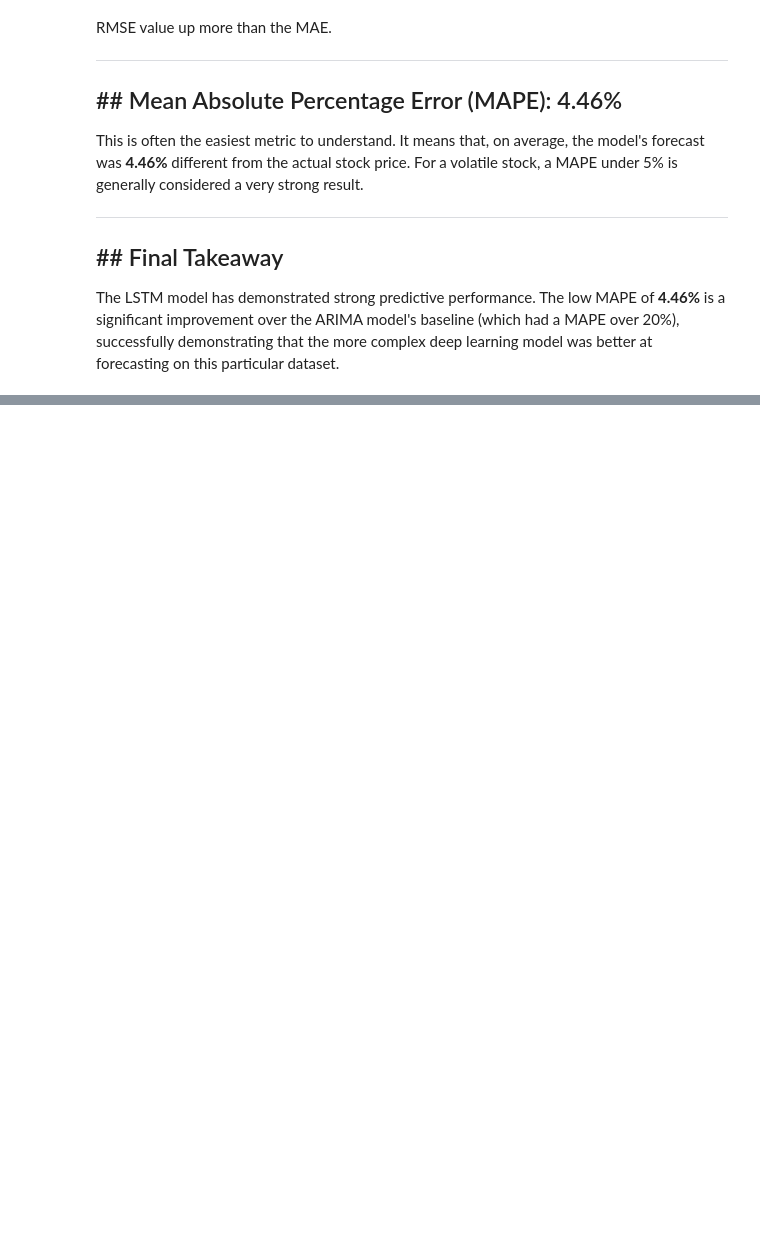
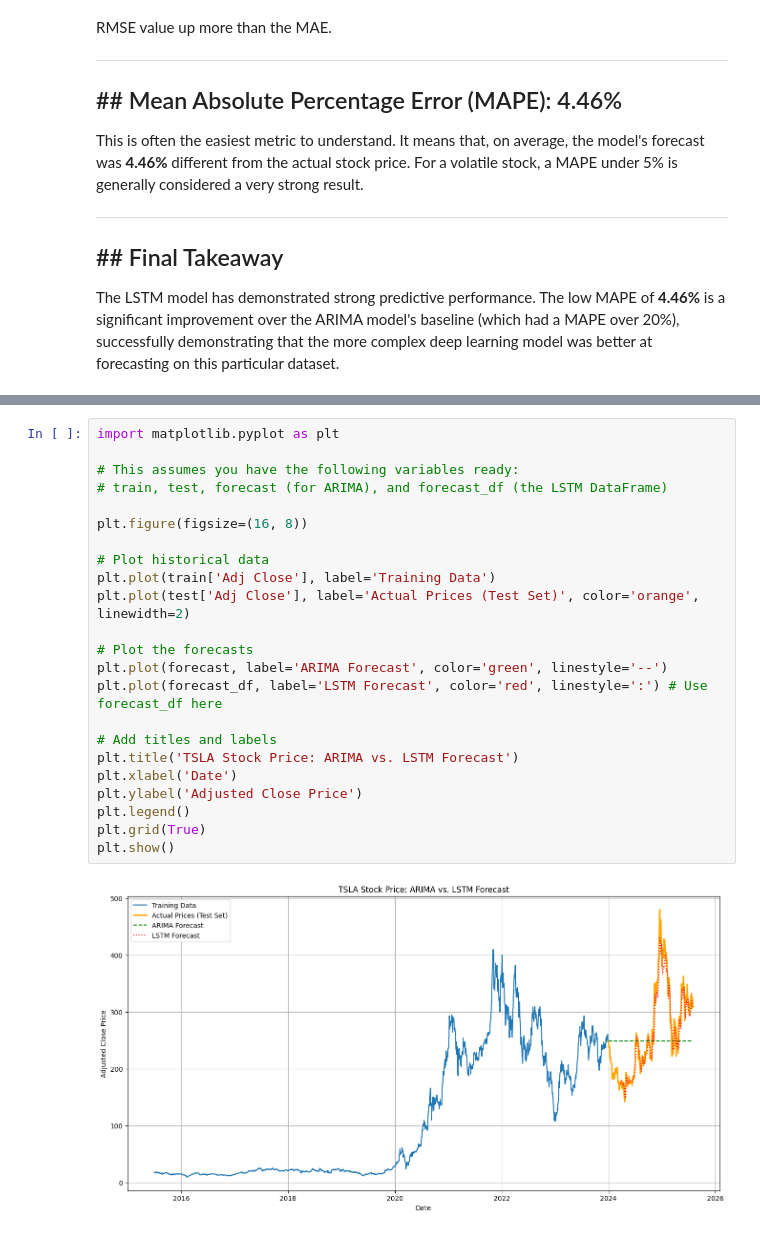
Before and after one commit to sumeyaaaa/Time-Series-Forecasting, a Jupyter notebook: notebooks/modeling.ipynb, the cells around one changed output, grey strips where cells are left out. Saved outputs shown, nothing was run; the diff lists cells and outputs as text; blank space fills up the shorter version.

```diff
--- a/notebooks/modeling.ipynb
+++ b/notebooks/modeling.ipynb
@@ -503,0 +439,25 @@ fig.show()
+# %%
+import matplotlib.pyplot as plt
+
+# This assumes you have the following variables ready:
+# train, test, forecast (for ARIMA), and forecast_df (the LSTM DataFrame)
+
+plt.figure(figsize=(16, 8))
+
+# Plot historical data
+plt.plot(train['Adj Close'], label='Training Data')
+plt.plot(test['Adj Close'], label='Actual Prices (Test Set)', color='orange', linewidth=2)
+
+# Plot the forecasts
+plt.plot(forecast, label='ARIMA Forecast', color='green', linestyle='--')
+plt.plot(forecast_df, label='LSTM Forecast', color='red', linestyle=':') # Use forecast_df here
+
+# Add titles and labels
+plt.title('TSLA Stock Price: ARIMA vs. LSTM Forecast')
+plt.xlabel('Date')
+plt.ylabel('Adjusted Close Price')
+plt.legend()
+plt.grid(True)
+plt.show()
+# %% [output]
+[figure, added]
```
Also changed, not shown: parts of 16 cells of this notebook, 5 other files.
